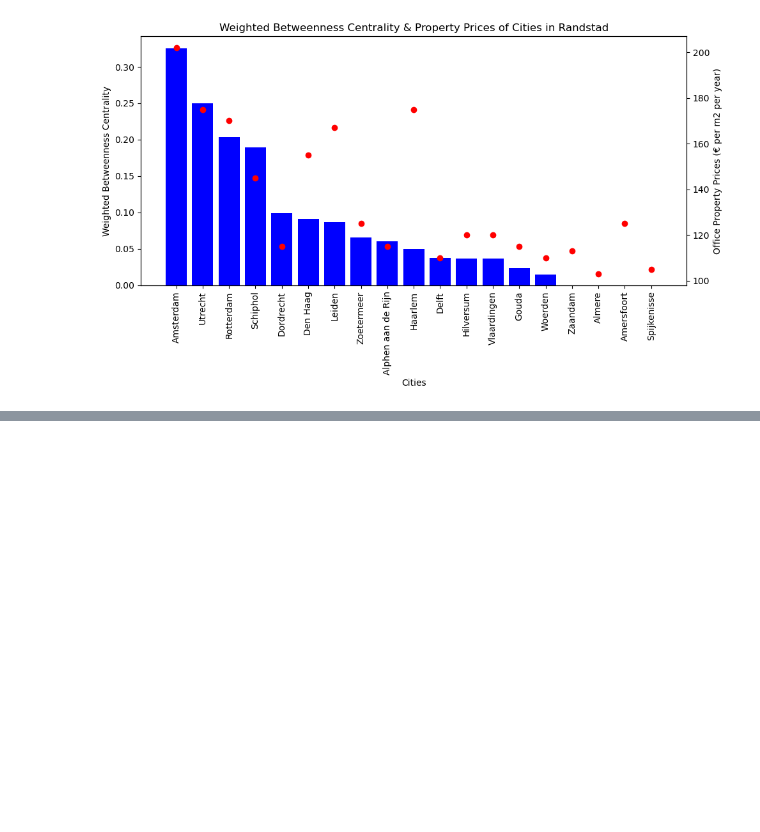
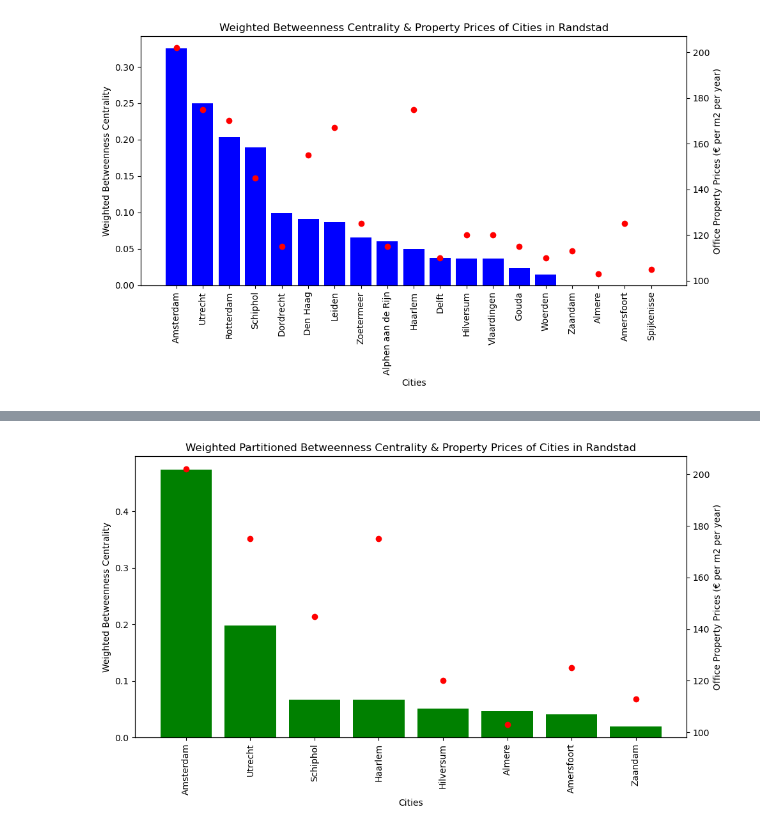
Before and after one commit to ElizeBr/Networked-Systems-Group-Assignment, a Jupyter notebook: Randstad.ipynb, the cells around one changed output, grey strips where cells are left out. Cells and saved outputs as stored; diff of their text form; code cells hidden in the pictures; blank space fills up the shorter version.

```diff
--- a/Randstad.ipynb
+++ b/Randstad.ipynb
@@ -914,3 +962,27 @@ plt.tight_layout()
+# %%
+import matplotlib.pyplot as plt
+
+# Plot the values in a bar chart
+plt.figure(figsize=(10, 6))
+plt.bar(list(C_sorted_partition_2.keys()), list(C_sorted_partition_2.values()), color='green')
+plt.xticks(rotation=90)
+plt.title("Weighted Partitioned Betweenness Centrality & Property Prices of Cities in Randstad")
+plt.xlabel("Cities")
+plt.ylabel("Weighted Betweenness Centrality")
+plt.xticks(rotation=90)
+
+# Added code to plot the office prices
+cities = ['Amsterdam', 'Utrecht', 'Schiphol', 'Haarlem', 'Hilversum', 'Almere', 'Amersfoort', 'Zaandam']
+prices = [202, 175, 145, 175, 120, 103, 125, 113]
+office_prices = dict(zip(cities, prices))
+
+plt.twinx()
+plt.plot(office_prices.keys(), office_prices.values(), color='red', marker='o', label='Office Property Prices', linestyle='')
+plt.ylabel('Office Property Prices (€ per m2 per year)')
+
+plt.tight_layout()
+# %% [output]
+[figure, added]
 # %%
 import matplotlib.pyplot as plt
 
```
Also changed, not shown: parts of 9 cells of this notebook.
